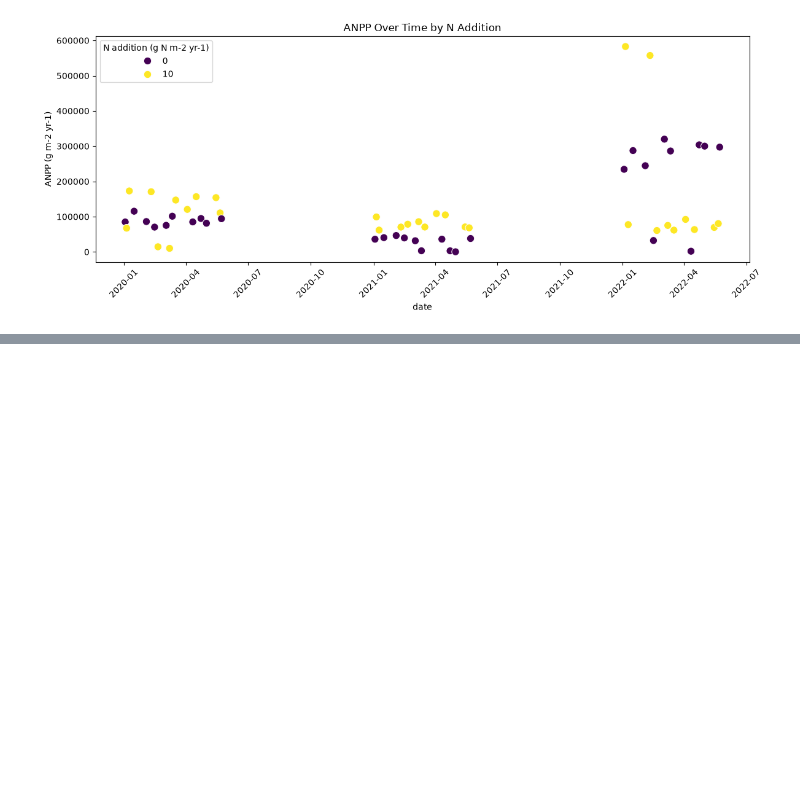
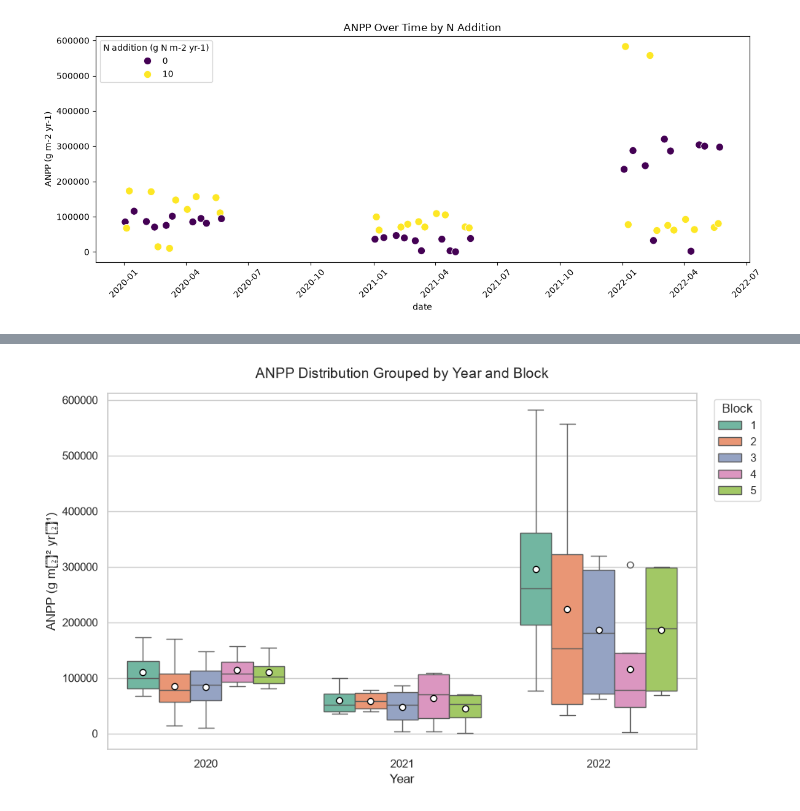
Before and after one commit to Osaidgit/EDA-on-PhotoSynthesis-Dataset, a Jupyter notebook: 01.ipynb, the cells around one changed output, grey strips where cells are left out. Cells and saved outputs as stored; diff of their text form; code cells hidden in the pictures; blank space fills up the shorter version.

```diff
--- a/01.ipynb
+++ b/01.ipynb
@@ -176,0 +192,30 @@ plt.show()
+# %%
+# Ensure 'date' is in datetime format and extract 'year'
+df['date'] = pd.to_datetime(df['date'])
+df['year'] = df['date'].dt.year
+
+# Initialize plot
+plt.figure(figsize=(10, 6))
+sns.set_theme(style="whitegrid")
+
+# Create grouped boxplot
+sns.boxplot(
+    data=df,
+    x='year',
+    y='ANPP (g m-2 yr-1)',
+    hue='block',
+    palette='Set2',
+    showmeans=True,  # Displays mean markers inside boxes
+    meanprops={"marker": "o", "markerfacecolor": "white", "markeredgecolor": "black"}
+)
+
+# Formatting
+plt.title('ANPP Distribution Grouped by Year and Block', fontsize=14, pad=15)
+plt.xlabel('Year', fontsize=12)
+plt.ylabel('ANPP (g m⁻² yr⁻¹)', fontsize=12)
+plt.legend(title='Block', bbox_to_anchor=(1.02, 1), loc='upper left')
+
+plt.tight_layout()
+plt.show()
+# %% [output]
+[figure, added]
```
Also changed, not shown: parts of 10 cells of this notebook.
